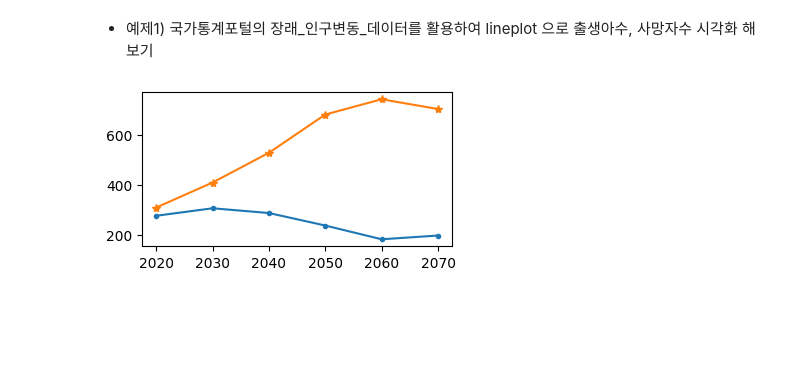
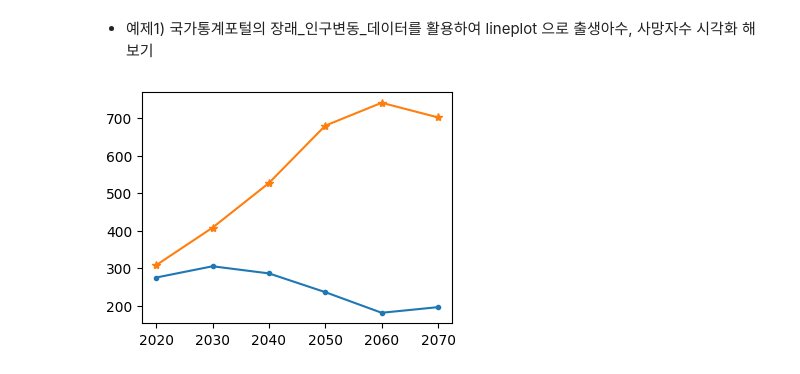
Before and after one commit to sentimentalhoon/MyPython, a Jupyter notebook: python_lib/ex_06_matplotlib.ipynb, the cells around one changed output. Cells and saved outputs as stored; diff of their text form; code cells hidden in the pictures; blank space fills up the shorter version.

```diff
--- a/python_lib/ex_06_matplotlib.ipynb
+++ b/python_lib/ex_06_matplotlib.ipynb
@@ -77,14 +77,14 @@ data = pd.read_csv("../data/csv/장래_인구변동_KOSIS.csv", encoding="euc-kr
 # %%
 x = data.columns
 
 # 출생아 수 (천명) : 데이터에 접근해보기
 y1 = data.iloc[1]
 # 사망자 수 (천명) : 데이터에 접근해보기
 y2 = data.iloc[2]
 
-plt.figure(figsize = (4,2))
+plt.figure(figsize = (4,3))
 plt.plot(y1.index, y1, marker='.')
 plt.plot(y2.index, y2, marker='*')
 plt.show()
 # %% [output]
-[figure, old version]
+[figure, new version]
```
